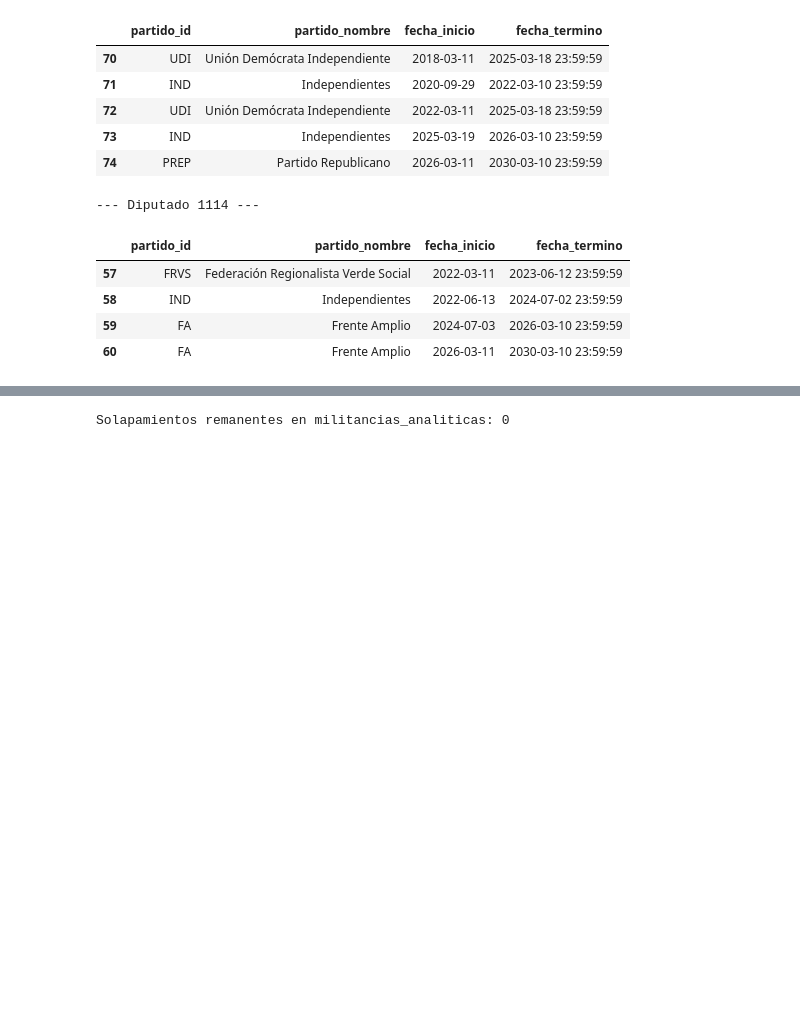
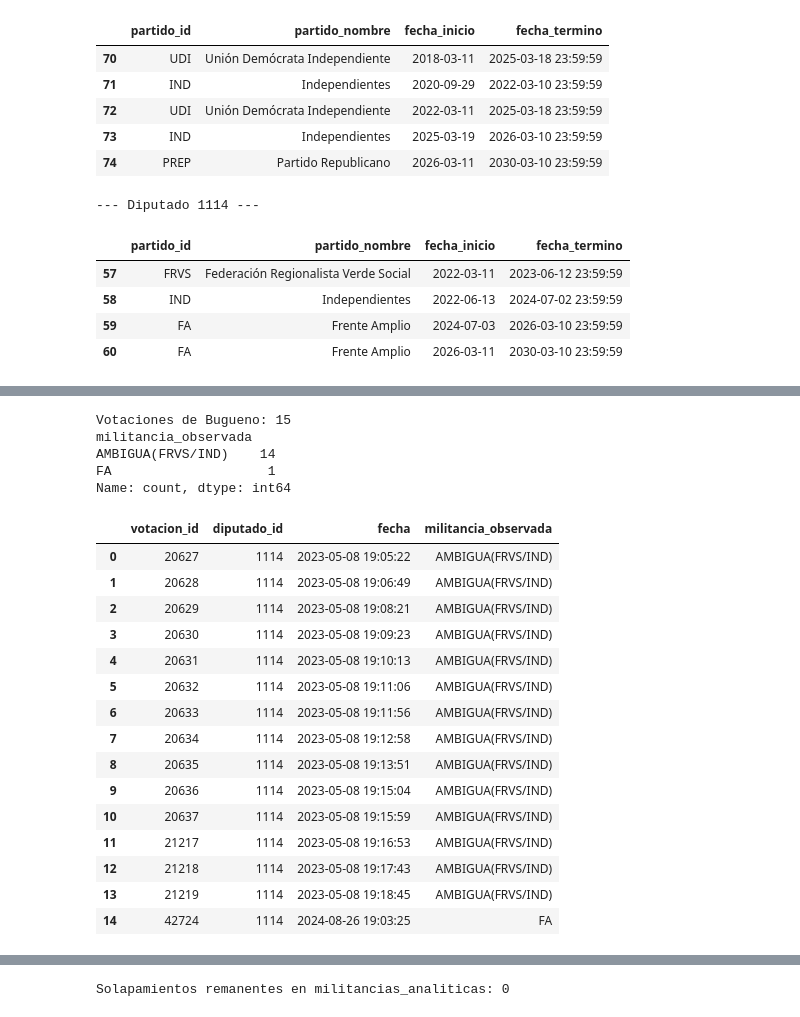
Before and after one commit to joserodriguezc/grupo_1_programacion_ciencia_datos, a Jupyter notebook: F2/notebooks/F2_03_procesamiento_validacion.ipynb, the cells around one changed output, grey strips where cells are left out. Saved outputs shown, nothing was run; the diff lists cells and outputs as text; code cells hidden in the pictures; blank space fills up the shorter version.

```diff
--- a/F2/notebooks/F2_03_procesamiento_validacion.ipynb
+++ b/F2/notebooks/F2_03_procesamiento_validacion.ipynb
@@ -573,0 +538,60 @@ Name: count, dtype: int64
+# %%
+def asignar_militancia_observada(diputado_id, tabla_militancias):
+    """Cruza cada voto del diputado (df_detalle_norm) con la militancia vigente en esa
+    fecha segun tabla_militancias, en vez de asumir un corte de fecha fijo."""
+    votos = df_detalle_norm.loc[
+        df_detalle_norm["diputado_id"] == diputado_id,
+        ["votacion_id", "diputado_id", "fecha"],
+    ].sort_values("fecha").reset_index(drop=True)
+
+    intervalos = tabla_militancias.loc[
+        tabla_militancias["diputado_id"] == diputado_id,
+        ["diputado_id", "partido_id", "fecha_inicio", "fecha_termino"],
+    ].sort_values("fecha_inicio")
+
+    cruce = votos.merge(intervalos, on="diputado_id", how="left")
+
+    cruce["vigente"] = (cruce["fecha_inicio"] <= cruce["fecha"]) & (
+        cruce["fecha_termino"].isna() | (cruce["fecha"] <= cruce["fecha_termino"])
+    )
+    cruce["vigente"] = cruce["vigente"].fillna(False)
+
+    def resumir(grupo):
+        vigentes = grupo.loc[grupo["vigente"], "partido_id"]
+        if len(vigentes) == 0:
+            return "SIN_MILITANCIA_OBSERVADA"
+        if len(vigentes) > 1:
+            return "AMBIGUA(" + "/".join(vigentes) + ")"
+        return vigentes.iloc[0]
+
+    resumen_por_votacion = cruce.groupby("votacion_id").apply(resumir, include_groups=False)
+    votos["militancia_observada"] = votos["votacion_id"].map(resumen_por_votacion)
+    return votos
+# %%
+votos_bugueno = asignar_militancia_observada("1114", militancias_validas)
+
+print(f"Votaciones de Bugueno: {len(votos_bugueno)}")
+print(votos_bugueno["militancia_observada"].value_counts())
+display(votos_bugueno)
+# %% [output]
+Votaciones de Bugueno: 15
+militancia_observada
+AMBIGUA(FRVS/IND)    14
+FA                    1
+Name: count, dtype: int64
+|  | votacion_id | diputado_id | fecha | militancia_observada |
+| 0 | 20627 | 1114 | 2023-05-08 19:05:22 | AMBIGUA(FRVS/IND) |
+| 1 | 20628 | 1114 | 2023-05-08 19:06:49 | AMBIGUA(FRVS/IND) |
+| 2 | 20629 | 1114 | 2023-05-08 19:08:21 | AMBIGUA(FRVS/IND) |
+| 3 | 20630 | 1114 | 2023-05-08 19:09:23 | AMBIGUA(FRVS/IND) |
+| 4 | 20631 | 1114 | 2023-05-08 19:10:13 | AMBIGUA(FRVS/IND) |
+| 5 | 20632 | 1114 | 2023-05-08 19:11:06 | AMBIGUA(FRVS/IND) |
+| 6 | 20633 | 1114 | 2023-05-08 19:11:56 | AMBIGUA(FRVS/IND) |
+| 7 | 20634 | 1114 | 2023-05-08 19:12:58 | AMBIGUA(FRVS/IND) |
+| 8 | 20635 | 1114 | 2023-05-08 19:13:51 | AMBIGUA(FRVS/IND) |
+| 9 | 20636 | 1114 | 2023-05-08 19:15:04 | AMBIGUA(FRVS/IND) |
+| 10 | 20637 | 1114 | 2023-05-08 19:15:59 | AMBIGUA(FRVS/IND) |
+| 11 | 21217 | 1114 | 2023-05-08 19:16:53 | AMBIGUA(FRVS/IND) |
+| 12 | 21218 | 1114 | 2023-05-08 19:17:43 | AMBIGUA(FRVS/IND) |
+| 13 | 21219 | 1114 | 2023-05-08 19:18:45 | AMBIGUA(FRVS/IND) |
+| 14 | 42724 | 1114 | 2024-08-26 19:03:25 | FA |
```
Also changed, not shown: parts of 7 cells of this notebook, 6 other files.
